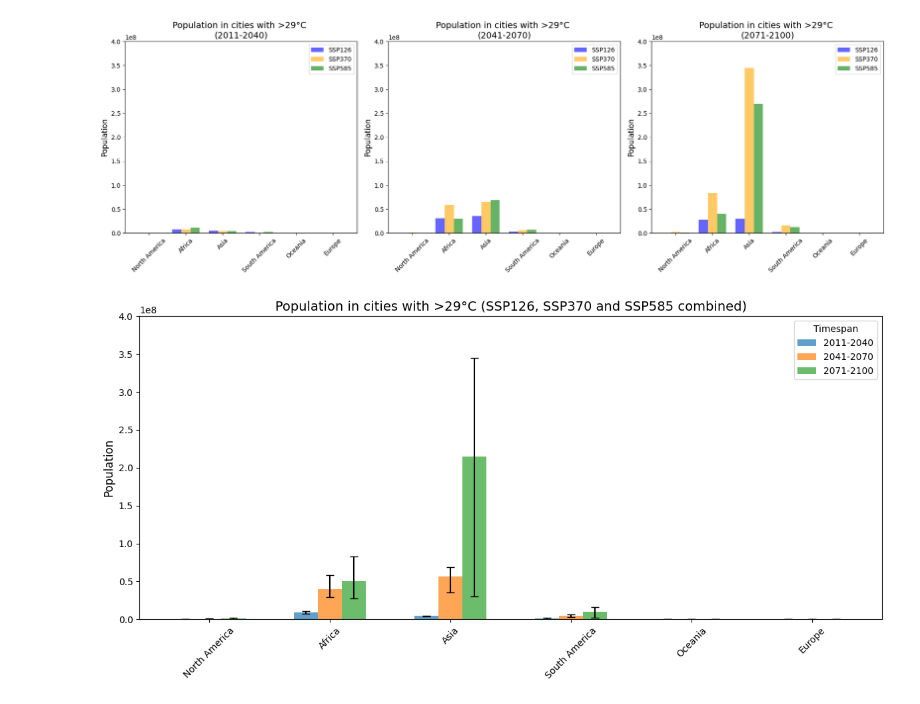
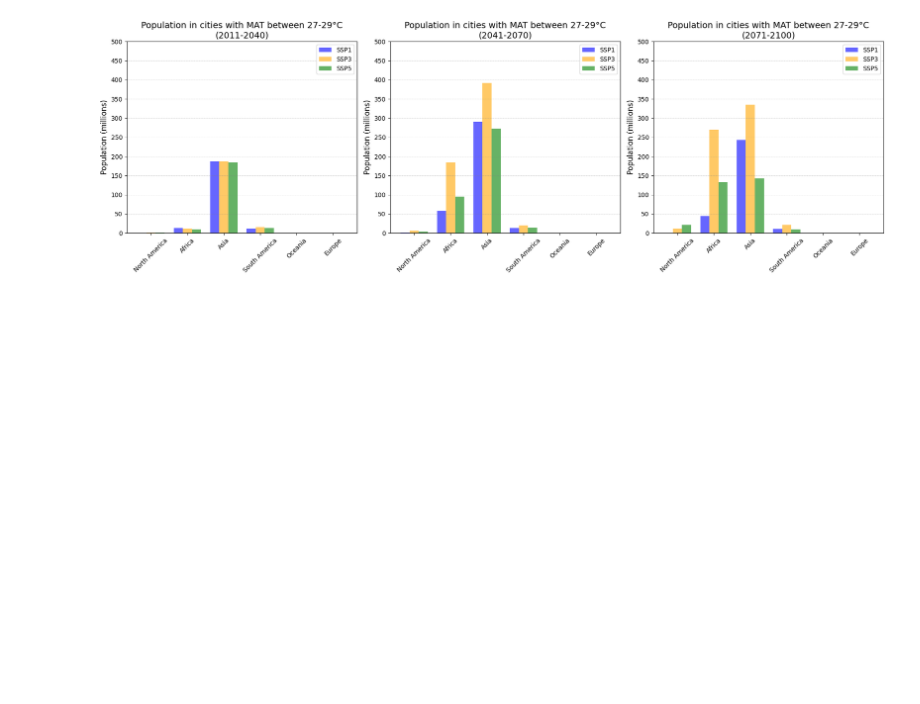
Before and after one commit to johnfriesen/Urban-Climate-Scenarios, a Jupyter notebook: compare_scenarios.ipynb, the cells around one changed output. Cells and saved outputs as stored; diff of their text form; code cells hidden in the pictures; blank space fills up the shorter version.

```diff
--- a/compare_scenarios.ipynb
+++ b/compare_scenarios.ipynb
@@ -3,10 +140,10 @@ import pandas as pd
 import matplotlib.pyplot as plt
 import numpy as np
 
-# Step 1: Read data from CSV files (as provided earlier)
-csv_ssp1 = 'final_table_over_29_SSP1.csv'
-csv_ssp3 = 'final_table_over_29_SSP3.csv'
-csv_ssp5 = 'final_table_over_29_SSP5.csv'
+# Step 1: Read data from CSV files for cities with 27-29°C temperatures
+csv_ssp1 = 'final_table_27_to_29_SSP1.csv'
+csv_ssp3 = 'final_table_27_to_29_SSP3.csv'
+csv_ssp5 = 'final_table_27_to_29_SSP5.csv'
 
 # Read each CSV file into a dataframe
 df_ssp1 = pd.read_csv(csv_ssp1)
@@ -19,61 +156,46 @@ def combine_scenarios(df_ssp1, df_ssp3, df_ssp5, period_column_suffix):
         'Continent': df_ssp1['Continent'],
         'SSP1': df_ssp1[f'Total_Pop_{period_column_suffix}'],
         'SSP3': df_ssp3[f'Total_Pop_{period_column_suffix}'],
         'SSP5': df_ssp5[f'Total_Pop_{period_column_suffix}']
     })
     combined_df['Mean'] = combined_df[['SSP1', 'SSP3', 'SSP5']].mean(axis=1)
     combined_df['Min'] = combined_df[['SSP1', 'SSP3', 'SSP5']].min(axis=1)
     combined_df['Max'] = combined_df[['SSP1', 'SSP3', 'SSP5']].max(axis=1)
     return combined_df
 
 # Combine data for each period
 combined_2011_2040 = combine_scenarios(df_ssp1, df_ssp3, df_ssp5, '2011_2040')
 combined_2041_2070 = combine_scenarios(df_ssp1, df_ssp3, df_ssp5, '2041_2070')
 combined_2071_2100 = combine_scenarios(df_ssp1, df_ssp3, df_ssp5, '2071_2100')
 
 # Step 2: Scenario-Specific Plot
 fig, axes = plt.subplots(1, 3, figsize=(18, 6))
 
 bar_width = 0.25  # Width of each bar
 
 for i, (period, combined_df) in enumerate(zip(['2011-2040', '2041-2070', '2071-2100'],
                                               [combined_2011_2040, combined_2041_2070, combined_2071_2100])):
     x = np.arange(len(combined_df['Continent']))  # Create a range for the x positions
-    axes[i].bar(x - bar_width, combined_df['SSP1'], width=bar_width, label='SSP126', alpha=0.6, color='blue')
-    axes[i].bar(x, combined_df['SSP3'], width=bar_width, label='SSP370', alpha=0.6, color='orange')
-    axes[i].bar(x + bar_width, combined_df['SSP5'], width=bar_width, label='SSP585', alpha=0.6, color='green')
-    axes[i].set_title(f'Population in cities with >29°C \n({period})', fontsize=14)
-    axes[i].set_ylabel('Population', fontsize=12)
-    axes[i].set_ylim(0, 4e8)
+    axes[i].bar(x - bar_width, combined_df['SSP1'], width=bar_width, label='SSP1', alpha=0.6, color='blue')
+    axes[i].bar(x, combined_df['SSP3'], width=bar_width, label='SSP3', alpha=0.6, color='orange')
+    axes[i].bar(x + bar_width, combined_df['SSP5'], width=bar_width, label='SSP5', alpha=0.6, color='green')
+
+    # Set title, labels, and y-axis limits
+    axes[i].set_title(f'Population in cities with MAT between 27-29°C\n({period})', fontsize=14)
+    axes[i].set_ylabel('Population (millions)', fontsize=12)
+    axes[i].set_ylim(0, 500000000)  # Set limit to 500 million
+    axes[i].set_yticks(np.arange(0, 500000001, 50000000))  # Set y-ticks at strict 50 million intervals
+    axes[i].set_yticklabels([f'{int(y / 1e6)}' for y in np.arange(0, 500000001, 50000000)])  # Format ticks as "M"
+
+    # Light grey grid lines at each 50 million step
+    axes[i].grid(axis='y', color='grey', linestyle='--', linewidth=0.5, alpha=0.5)
+
+    # X-axis labels
     axes[i].set_xticks(x)
     axes[i].set_xticklabels(combined_df['Continent'], rotation=45)
     axes[i].legend()
 
 plt.tight_layout()
 plt.show()
-
-# Step 3: Merged Scenario Plot with Uncertainty Bars
-fig, ax = plt.subplots(figsize=(12, 6))
-
-x = np.arange(len(combined_2011_2040['Continent']))
-bar_width = 0.2  # Width of each bar for merged plot
-
-for i, (period, combined_df, offset) in enumerate(zip(['2011-2040', '2041-2070', '2071-2100'],
-                                                      [combined_2011_2040, combined_2041_2070, combined_2071_2100],
-                                                      [-bar_width, 0, bar_width])):
-    ax.bar(x + offset, combined_df['Mean'], width=bar_width,
-           yerr=[combined_df['Mean'] - combined_df['Min'], combined_df['Max'] - combined_df['Mean']],
-           label=f'{period}', alpha=0.7, capsize=4)
-
-ax.set_title('Population in cities with >29°C (SSP126, SSP370 and SSP585 combined)', fontsize=14)
-ax.set_ylabel('Population', fontsize=12)
-ax.set_ylim(0, 4e8)
-ax.set_xticks(x)
-ax.set_xticklabels(combined_2011_2040['Continent'], rotation=45)
-ax.legend(title='Timespan')
-
-plt.tight_layout()
-plt.show()
 # %% [output]
-[figure, old version]
+[figure, new version]
-[figure, removed]
```
Also changed, not shown: parts of 5 cells of this notebook, 19 other files.
